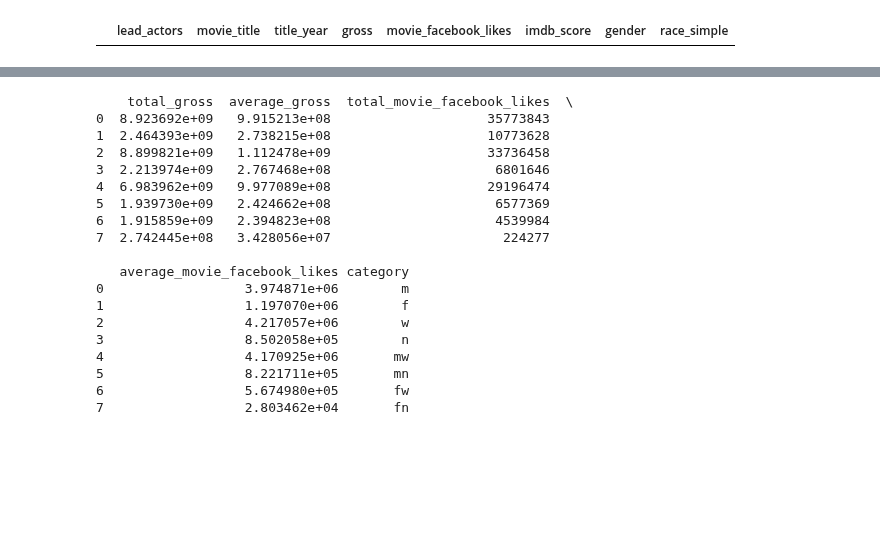
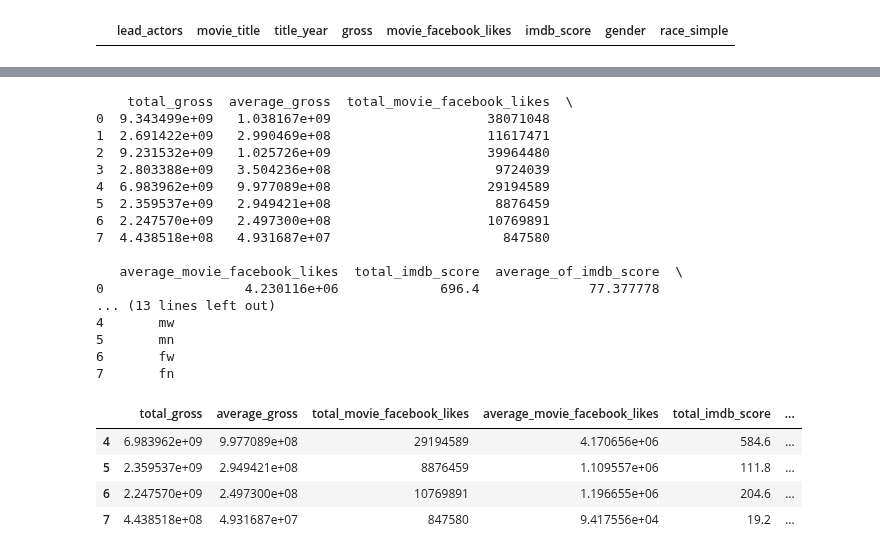
Before and after one commit to Data-Science-HTW/diversity-in-movies, a Jupyter notebook: Diversity in Movies.ipynb, the cells around one changed output, grey strips where cells are left out. Saved outputs shown, nothing was run; the diff lists cells and outputs as text; code cells hidden in the pictures; blank space fills up the shorter version.

```diff
--- a/Diversity in Movies.ipynb
+++ b/Diversity in Movies.ipynb
@@ -312,22 +316,22 @@ movies_fn = movies_f.query('race_simple=="POC"')
 
 # group and aggregate by title year
 # https://stackoverflow.com/questions/46826773/how-can-i-merge-rows-by-same-value-in-a-column-in-pandas-with-aggregation-func
-movies_fw_sum_by_year = movies_fw.groupby(by='title_year', sort=True).aggregate({'gross': 'sum', 'movie_facebook_likes': 'sum'}).reset_index()
-movies_mw_sum_by_year = movies_mw.groupby(by='title_year', sort=True).aggregate({'gross': 'sum', 'movie_facebook_likes': 'sum'}).reset_index()
-movies_fn_sum_by_year = movies_fn.groupby(by='title_year', sort=True).aggregate({'gross': 'sum', 'movie_facebook_likes': 'sum'}).reset_index()
-movies_mn_sum_by_year = movies_mn.groupby(by='title_year', sort=True).aggregate({'gross': 'sum', 'movie_facebook_likes': 'sum'}).reset_index()
+movies_fw_sum_by_year = movies_fw.groupby(by='title_year', sort=True).aggregate({'gross': 'sum', 'movie_facebook_likes': 'sum', 'imdb_score': 'sum'}).reset_index()
+movies_mw_sum_by_year = movies_mw.groupby(by='title_year', sort=True).aggregate({'gross': 'sum', 'movie_facebook_likes': 'sum', 'imdb_score': 'sum'}).reset_index()
+movies_fn_sum_by_year = movies_fn.groupby(by='title_year', sort=True).aggregate({'gross': 'sum', 'movie_facebook_likes': 'sum', 'imdb_score': 'sum'}).reset_index()
+movies_mn_sum_by_year = movies_mn.groupby(by='title_year', sort=True).aggregate({'gross': 'sum', 'movie_facebook_likes': 'sum', 'imdb_score': 'sum'}).reset_index()
 # %%
 #Adding to database if no data for a year is available
 print('Movies with non white lead actresses, unedited table \n', movies_fn_sum_by_year)
 
 #Since there is no data for movies_n_sum_by_year for years 2012 and 2015, we add 0s there.
-movies_fn_sum_by_year = movies_fn_sum_by_year.append(pd.DataFrame([[2010.0,0,0],[2011.0,0,0],[2012.0,0,0],[2013.0,0,0],[2014.0,0,0],[2015.0,0,0],[2016.0,0,0]], columns=['title_year', 'gross', 'movie_facebook_likes'])).sort_values(by='title_year')
-print('Movies with non white lead actors, 0-values added for completeness \n', movies_fn_sum_by_year)
+movies_fn_sum_by_year = movies_fn_sum_by_year.append(pd.DataFrame([[2010.0,0,0,0],[2011.0,0,0,0],[2012.0,0,0,0],[2013.0,0,0,0],[2014.0,0,0,0],[2015.0,0,0,0],[2017.0,0,0,0]], columns=['title_year', 'gross', 'movie_facebook_likes','imdb_score'])).sort_values(by='title_year')
+print('Movies with non white lead actresses, 0-values added for completeness \n', movies_fn_sum_by_year)
 
 print('Movies with non white lead actors, unedited table \n', movies_mn_sum_by_year)
 
 #Since there is no data for movies_n_sum_by_year for years 2012 and 2015, we add 0s there.
-movies_mn_sum_by_year = movies_mn_sum_by_year.append(pd.DataFrame([[2012.0,0,0],[2015.0,0,0]], columns=['title_year', 'gross', 'movie_facebook_likes'])).sort_values(by='title_year')
+movies_mn_sum_by_year = movies_mn_sum_by_year.append(pd.DataFrame([[2012.0,0,0,0],[2015.0,0,0,0]], columns=['title_year', 'gross', 'movie_facebook_likes','imdb_score'])).sort_values(by='title_year')
 print('Movies with non white lead actors, 0-values added for completeness \n', movies_mn_sum_by_year)
 # %% [output]
 Movies with non white lead actresses, unedited table
@@ -402,52 +423,69 @@ def vis_bar(title, x_axis, y_axis1, y_label1, y_axis2, y_label2, *positional_par
 # %%
-#Part 3: calculate total and average domestic gross revenue and fb likes per top category and per sub category
+#Part 3: calculate total and average domestic gross revenue and fb likes for each top category and sub category
 #and make a dataframe from it
 #columns: CATEGORY | total fb likes | average fb likes | total domestic gross revenue | average domestic gross revenue
 #categories:
 # df 1 g: M, F,
 # df 2 r: W, N;
 # df 3 gr: MW, MN, FW, FN
-def sumAndAvg(col1, col2):
-    row = [0,0,0,0]
+def sumAndAvg(col1, col2, col3):
+    row = [0,0,0,0,0,0]
     i = 0
-    for col in [col1, col2]:
+    for col in [col1, col2, col3]:
         row[i] = col.sum()
         i+=1
         row[i] = col.mean()
         i+=1
     return row
 
+'''
+QUESTION : Do we want to a) calculate the average of the "gross revenue per movie" for each category ? -> (total gross / number of all ungrouped rows per category)
+Or b) to caculate the average of "total gross revenue per year" for each category? -> (total gross / number of year)
+From our Google docs, it seems like we want to do a).
+And that is why I think we should use this:
+dfs = [movies_m, movies_f, movies_w, movies_n, movies_mw, movies_mn, movies_fw, movies_fn]
+instead of the grouped data frames – like what we did below
+
+Same question for Facebook likes
+For IMDB score, I think it makes more sense to do a).
+'''
+
 dfs = [movies_m_sum_by_year, movies_f_sum_by_year, movies_w_sum_by_year, movies_n_sum_by_year, movies_mw_sum_by_year, movies_mn_sum_by_year, movies_fw_sum_by_year, movies_fn_sum_by_year]
 
-columns=['total_gross', 'average_gross', 'total_movie_facebook_likes', 'average_movie_facebook_likes']
+columns=['total_gross', 'average_gross', 'total_movie_facebook_likes', 'average_movie_facebook_likes', 'total_imdb_score','average_of_imdb_score']
 categories = ['m', 'f', 'w', 'n', 'mw', 'mn', 'fw', 'fn']
-rows = [sumAndAvg(df['gross'], df['movie_facebook_likes']) for df in dfs]
+rows = [sumAndAvg(df['gross'], df['movie_facebook_likes'], df['imdb_score']) for df in dfs]
 
 statisticalResults = pd.DataFrame(rows, columns=columns).assign(category=categories)
 print(statisticalResults)
 # %% [output]
     total_gross  average_gross  total_movie_facebook_likes  \
-0  8.923692e+09   9.915213e+08                    35773843
-1  2.464393e+09   2.738215e+08                    10773628
-2  8.899821e+09   1.112478e+09                    33736458
-3  2.213974e+09   2.767468e+08                     6801646
-4  6.983962e+09   9.977089e+08                    29196474
-5  1.939730e+09   2.424662e+08                     6577369
-6  1.915859e+09   2.394823e+08                     4539984
-7  2.742445e+08   3.428056e+07                      224277
+0  9.343499e+09   1.038167e+09                    38071048
+1  2.691422e+09   2.990469e+08                    11617471
+2  9.231532e+09   1.025726e+09                    39964480
+3  2.803388e+09   3.504236e+08                     9724039
+4  6.983962e+09   9.977089e+08                    29194589
+5  2.359537e+09   2.949421e+08                     8876459
+6  2.247570e+09   2.497300e+08                    10769891
+7  4.438518e+08   4.931687e+07                      847580
 
-   average_movie_facebook_likes category
-0                  3.974871e+06        m
-1                  1.197070e+06        f
-2                  4.217057e+06        w
-3                  8.502058e+05        n
-4                  4.170925e+06       mw
-5                  8.221711e+05       mn
-6                  5.674980e+05       fw
-7                  2.803462e+04       fn
+   average_movie_facebook_likes  total_imdb_score  average_of_imdb_score  \
+0                  4.230116e+06             696.4              77.377778
+... (13 lines left out)
+4       mw
+5       mn
+6       fw
+7       fn
 # %%
 #Part 4: Get own dataframes for each category: gender, race, race and gender
 g = statisticalResults[(statisticalResults.category == 'm') | (statisticalResults.category == 'f')]
 r = statisticalResults[(statisticalResults.category == 'w') | (statisticalResults.category == 'n')]
 gr = statisticalResults[(statisticalResults.category == 'mw') | (statisticalResults.category == 'fw') | (statisticalResults.category == 'mn') | (statisticalResults.category == 'fn')]
+gr
+# %% [output]
+|  | total_gross | average_gross | total_movie_facebook_likes | average_movie_facebook_likes | total_imdb_score | ... |
+| 4 | 6.983962e+09 | 9.977089e+08 | 29194589 | 4.170656e+06 | 584.6 | ... |
+| 5 | 2.359537e+09 | 2.949421e+08 | 8876459 | 1.109557e+06 | 111.8 | ... |
+| 6 | 2.247570e+09 | 2.497300e+08 | 10769891 | 1.196655e+06 | 204.6 | ... |
+| 7 | 4.438518e+08 | 4.931687e+07 | 847580 | 9.417556e+04 | 19.2 | ... |
 # %%
```
Also changed, not shown: parts of 11 cells of this notebook, 14 other files.
